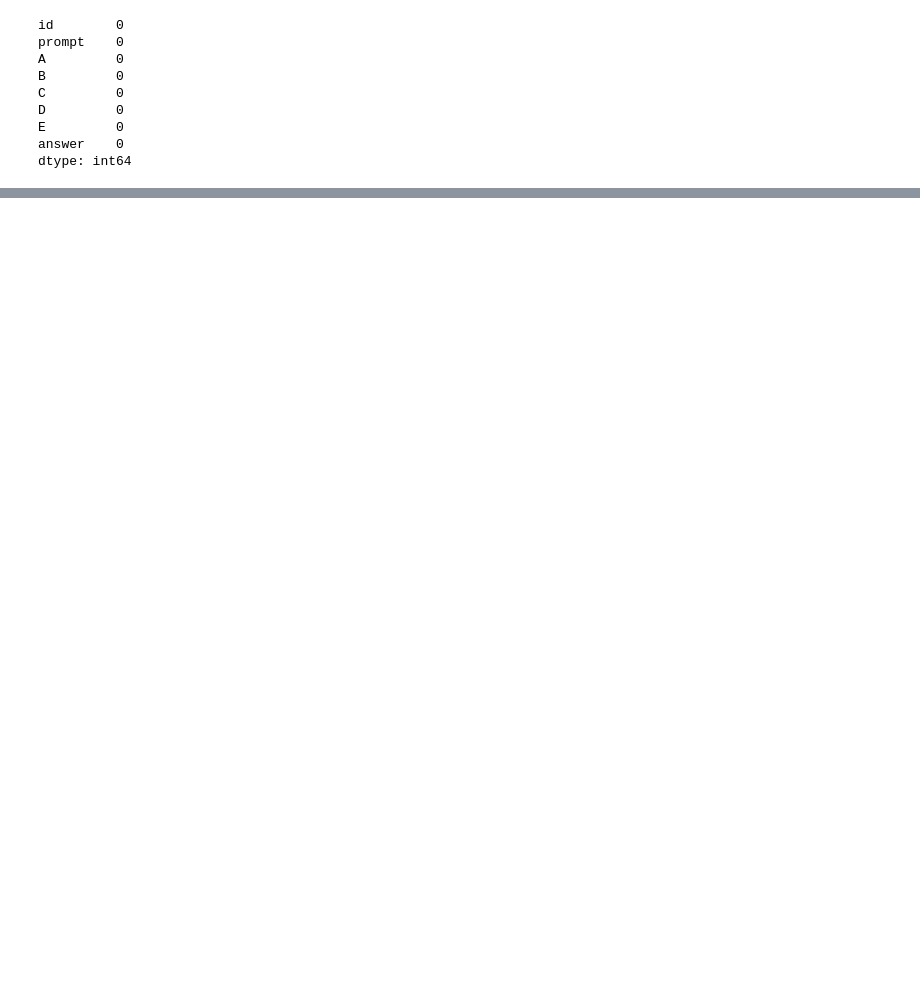
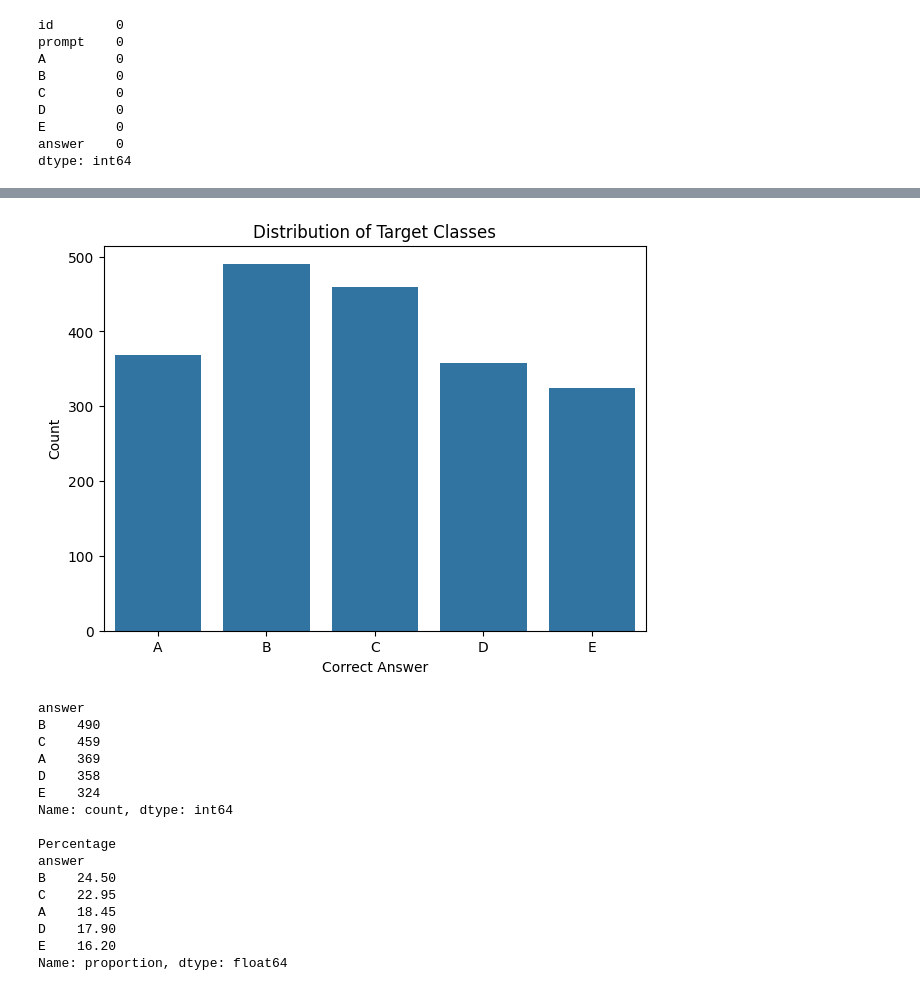
Before and after one commit to 22f3001807/dl-22f3001807-notebook-t22026, a Jupyter notebook: 22f3001807-notebook-2026t2.ipynb, the cells around one changed output, grey strips where cells are left out. Saved outputs shown, nothing was run; the diff lists cells and outputs as text; code cells hidden in the pictures; blank space fills up the shorter version.

```diff
--- a/22f3001807-notebook-2026t2.ipynb
+++ b/22f3001807-notebook-2026t2.ipynb
@@ -77,4 +105,0 @@ plt.show()
-# %%
-train["prompt_length"] = train["prompt"].str.len()
-
-train["prompt_length"].describe()
@@ -105,3 +105,0 @@ plt.show()
-# %%
-for col in ["A","B","C","D","E"]:
-    train[f"{col}_len"] = train[col].str.len()
@@ -117,13 +105,0 @@ dtype: float64
-# %%
-def build_text(row):
-    return (
-        f"Question: {row['prompt']}\n\n"
-        f"A. {row['A']}\n"
-        f"B. {row['B']}\n"
-        f"C. {row['C']}\n"
-        f"D. {row['D']}\n"
-        f"E. {row['E']}"
-    )
-
-train["text"] = train.apply(build_text, axis=1)
-test["text"] = test.apply(build_text, axis=1)
@@ -686,0 +133,37 @@ submission.head()
+# %%
+plt.figure(figsize=(7,5))
+
+sns.countplot(
+    data=train,
+    x="answer",
+    order=["A","B","C","D","E"]
+)
+
+plt.title("Distribution of Target Classes")
+plt.xlabel("Correct Answer")
+plt.ylabel("Count")
+
+plt.show()
+
+print(train["answer"].value_counts())
+
+print("\nPercentage")
+print((train["answer"].value_counts(normalize=True)*100).round(2))
+# %% [output]
+[figure, added]
+answer
+B    490
+C    459
+A    369
+D    358
+E    324
+Name: count, dtype: int64
+
+Percentage
+answer
+B    24.50
+C    22.95
+A    18.45
+D    17.90
+E    16.20
+Name: proportion, dtype: float64
```
Also changed, not shown: parts of 60 cells of this notebook.
